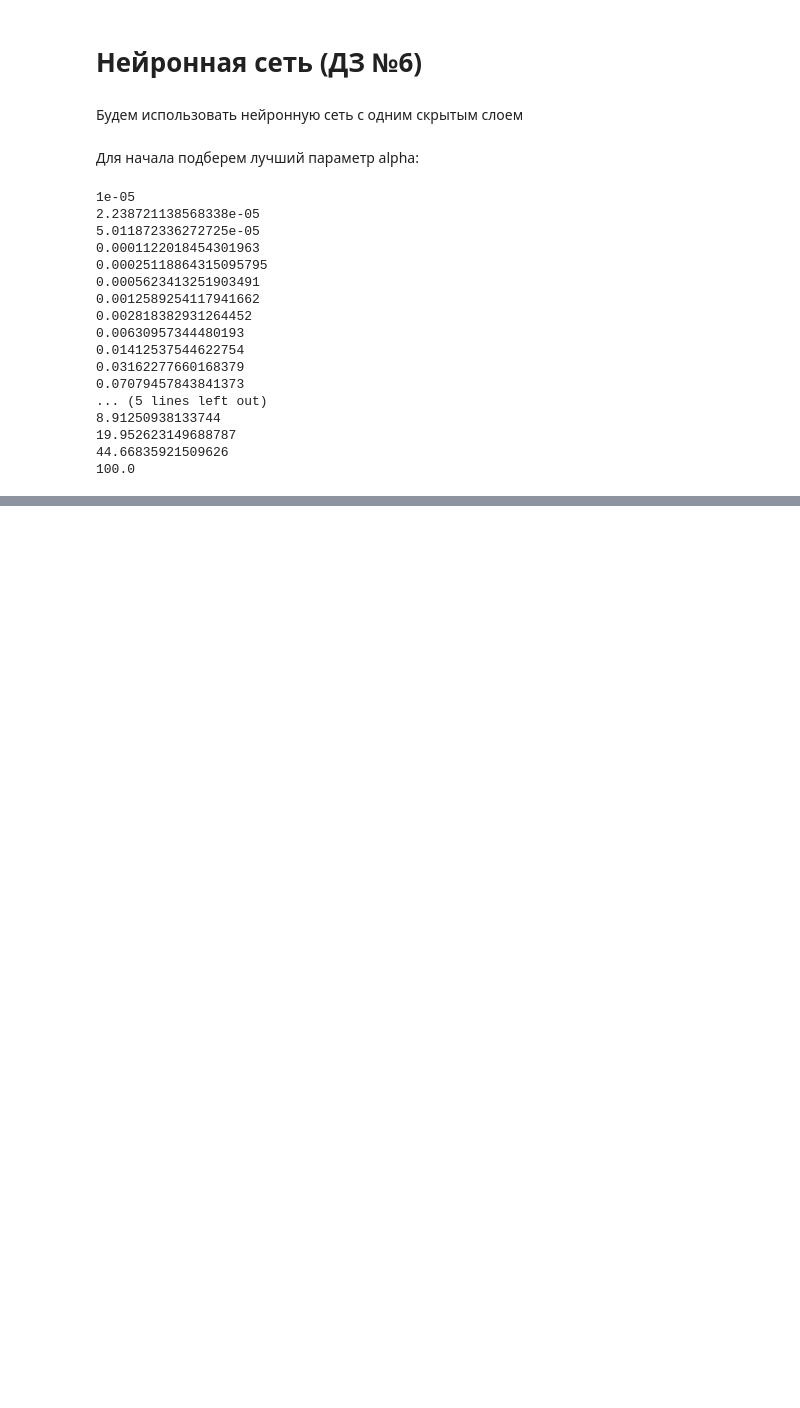
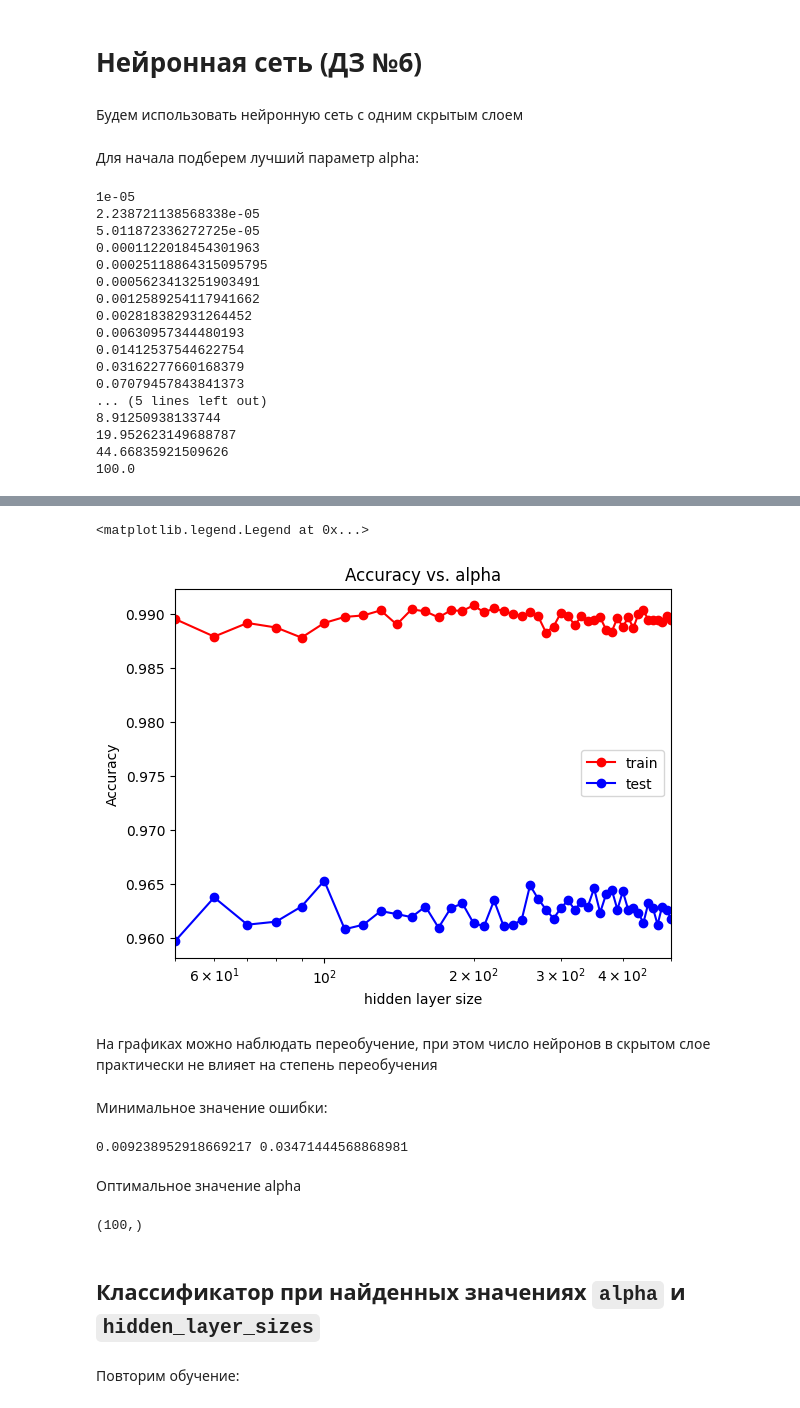
Before and after one commit to ZhdanAndrew/ML, a Jupyter notebook: labs.ipynb, the cells around one changed output, grey strips where cells are left out. Drawn from its saved outputs; the diff is of its cells as text; code cells hidden in the pictures; blank space fills up the shorter version.

```diff
--- a/labs.ipynb
+++ b/labs.ipynb
@@ -711,0 +805,32 @@ for alpha in alpha_arr:
+# %%
+plt.semilogx(hls_arr, train_acc, 'r-o', label = 'train')
+plt.semilogx(hls_arr, test_acc, 'b-o', label = 'test')
+plt.xlim([np.min(hls_arr), np.max(hls_arr)])
+plt.title('Accuracy vs. alpha')
+plt.xlabel('hidden layer size')
+plt.ylabel('Accuracy')
+plt.legend()
+# %% [output]
+<matplotlib.legend.Legend at 0x...>
+[figure, added]
+# %% [markdown]
+На графиках можно наблюдать переобучение, при этом число нейронов в скрытом слое практически не влияет на степень переобучения
+# %% [markdown]
+Минимальное значение ошибки:
+# %%
+min_train_err = np.min(train_err)
+min_test_err = np.min(test_err)
+print(min_train_err, min_test_err)
+# %% [output]
+0.009238952918669217 0.03471444568868981
+# %% [markdown]
+Оптимальное значение alpha
+# %%
+hls_opt = hls_arr[np.argmin(test_err)]
+print(hls_opt)
+# %% [output]
+(100,)
+# %% [markdown]
+## Классификатор при найденных значениях `alpha` и `hidden_layer_sizes`
+# %% [markdown]
+Повторим обучение:
```
Also changed, not shown: parts of 19 cells of this notebook.
